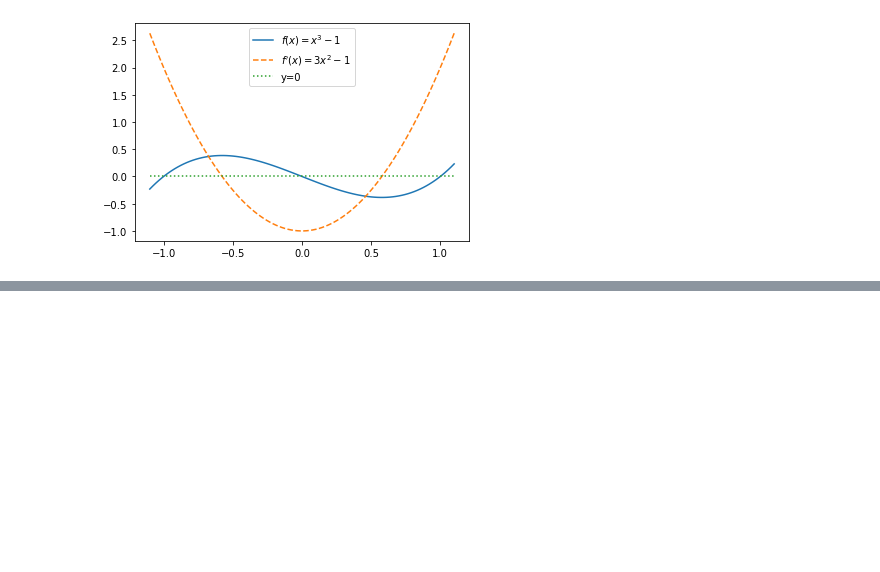
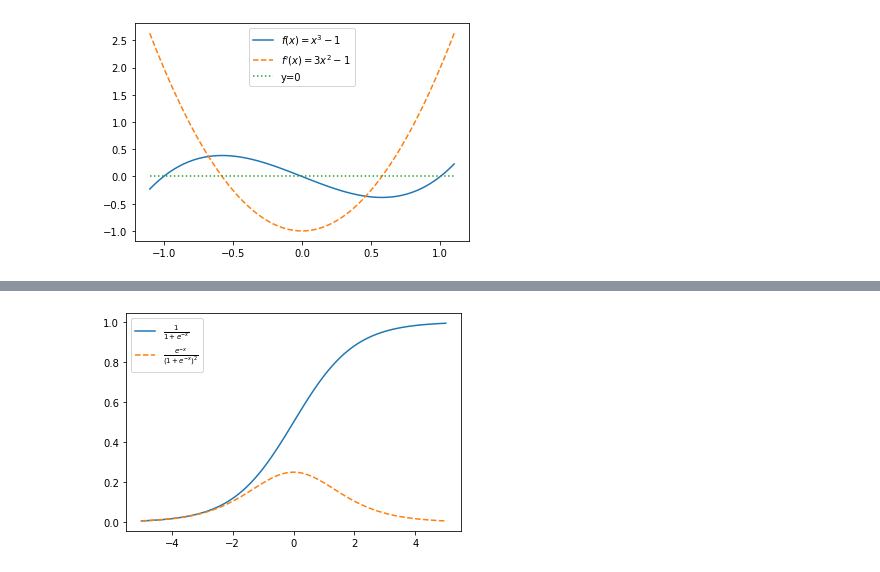
Before and after one commit to souta-pqr/Program_practice, a Jupyter notebook: python/swd/ch1/sa1.ipynb, the cells around one changed output, grey strips where cells are left out. Cells and saved outputs as stored; diff of their text form; code cells hidden in the pictures; blank space fills up the shorter version.

```diff
--- a/python/swd/ch1/sa1.ipynb
+++ b/python/swd/ch1/sa1.ipynb
@@ -77,0 +111,12 @@ optimize.minimize_scalar(f, bounds=(-1, 1))
+# %%
+x = np.linspace(-5, 5, 100)
+
+def diff_sigmoid(x):
+    return sigmoid(x)*(1 - sigmoid(x))
+
+plt.plot(x, sigmoid(x), label=r"$\frac{1}{1+e^{-x}}$")
+plt.plot(x, diff_sigmoid(x), linestyle="dashed", label=r"$\frac{e^{-x}}{(1+e^{-x})^{2}}$")
+plt.legend()
+plt.show()
+# %% [output]
+[figure, added]
```
Also changed, not shown: parts of 12 cells of this notebook, 1 other file.
